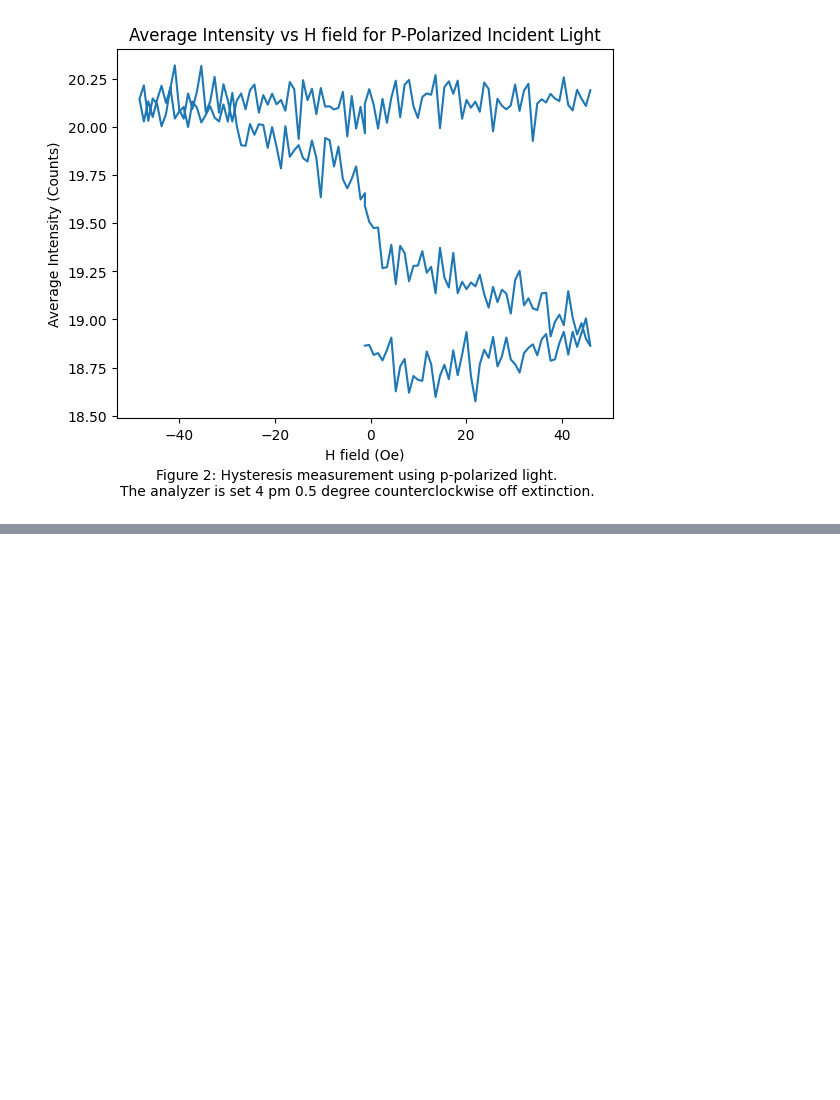
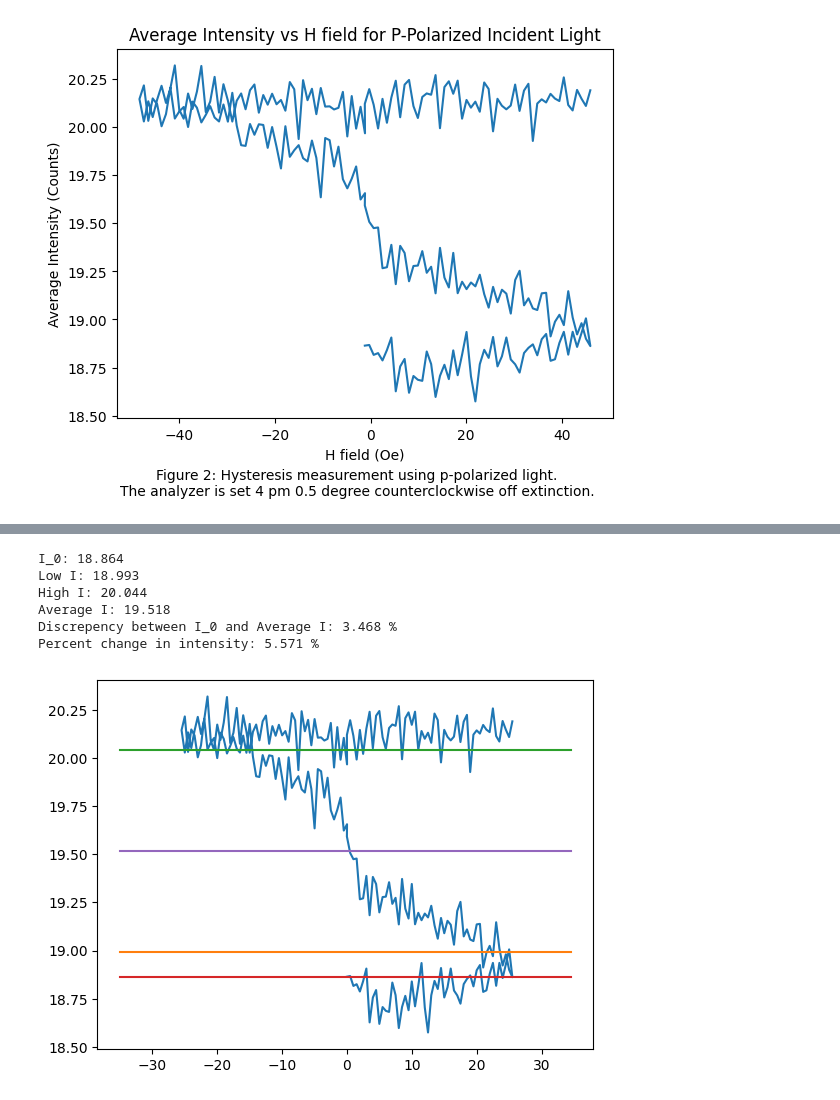
Before and after one commit to jasonwu224/MOKE, a Jupyter notebook: data_analysis.ipynb, the cells around one changed output, grey strips where cells are left out. Drawn from its saved outputs; the diff is of its cells as text; code cells hidden in the pictures; blank space fills up the shorter version.

```diff
--- a/data_analysis.ipynb
+++ b/data_analysis.ipynb
@@ -301,0 +333,32 @@ fig, ax = plt.subplots(2, 2)
+# %%
+df = df_dict["4 deg off extinction"]
+def analysis(df):
+    n = len(df["Voltage (V)"])
+    x = df["Voltage (V)"]
+    I0 = df["Average Intensity"][0]
+    y = df["Average Intensity"]
+    plt.plot(x, y)
+    pos_sweep_avg_I = y[0:2*n//5].mean()
+    neg_sweep_avg_I = y[2*n//5:4*n//5].mean()
+    total_avg = y[0:4*n//5].mean()
+    volts = np.arange(-35, 35, 0.5)
+    plt.plot(volts, np.full_like(volts, pos_sweep_avg_I))
+    plt.plot(volts, np.full_like(volts, neg_sweep_avg_I))
+    plt.plot(volts, np.full_like(volts, I0))
+    plt.plot(volts, np.full_like(volts, total_avg))
+    percent_change_I = 100*(neg_sweep_avg_I - pos_sweep_avg_I)/I0
+    print(f"I_0: {I0:.3f}")
+    print(f"Low I: {pos_sweep_avg_I:.3f}")
+    print(f"High I: {neg_sweep_avg_I:.3f}")
+    print(f"Average I: {total_avg:.3f}")
+    print(f"Discrepency between I_0 and Average I: {100*(total_avg-I0)/I0:.3f} %")
+    print(f"Percent change in intensity: {percent_change_I:.3f} %")
+analysis(df)
+# %% [output]
+I_0: 18.864
+Low I: 18.993
+High I: 20.044
+Average I: 19.518
+Discrepency between I_0 and Average I: 3.468 %
+Percent change in intensity: 5.571 %
+[figure, added]
```
Also changed, not shown: parts of 5 cells of this notebook, 17 other files.
